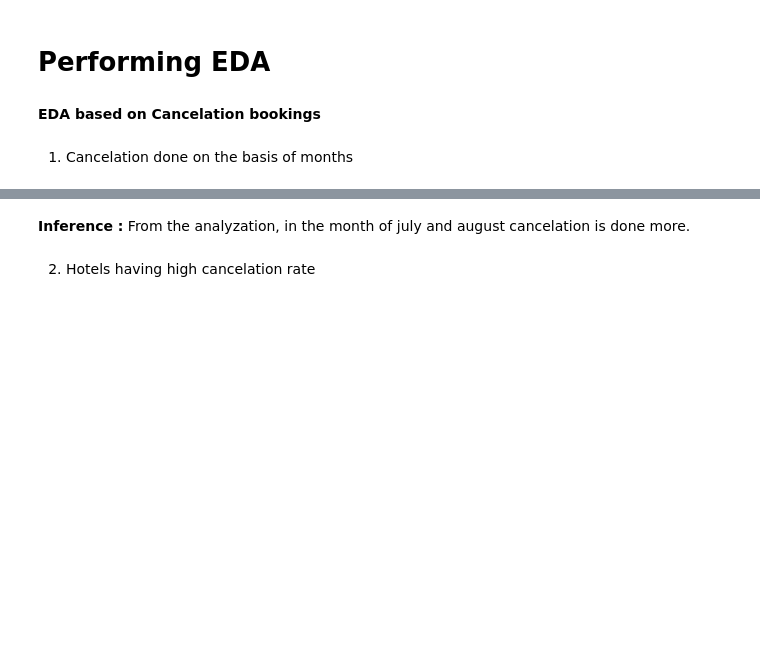
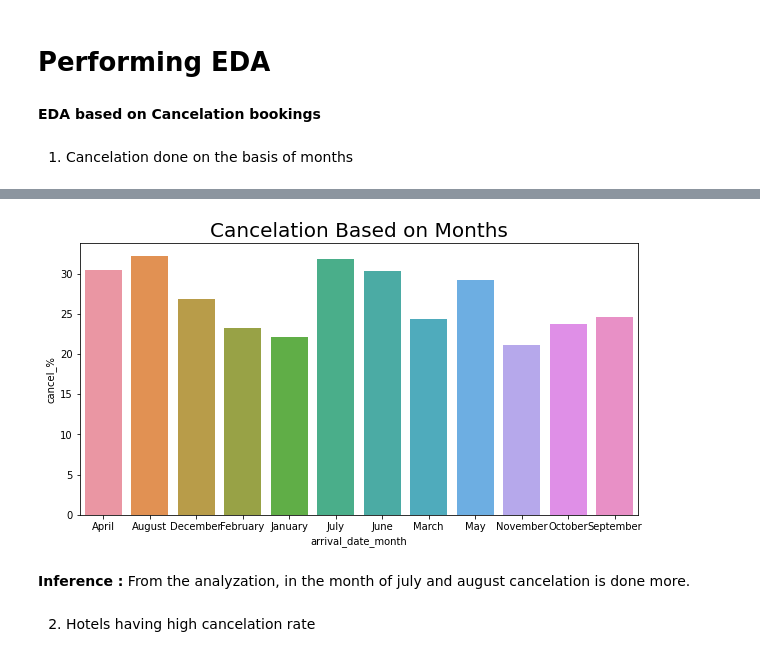
Before and after one commit to rohithv-21/Hotel-booking-analysis, a Jupyter notebook: Individual_Notebook.ipynb, the cells around one changed output, grey strips where cells are left out. Cells and saved outputs as stored; diff of their text form; code cells hidden in the pictures; blank space fills up the shorter version.

```diff
--- a/Individual_Notebook.ipynb
+++ b/Individual_Notebook.ipynb
@@ -136,11 +255,3 @@ We are adding 2 Extra Columns for more clarification
-# %%
-# Adding total staying days in hotels
-df['total_stay'] = df['stays_in_weekend_nights']+df['stays_in_week_nights']
-df[['total_stay']].head()
-# %%
-# Adding total people num as column, i.e. total people num = num of adults + children + babies
-df['total_people'] = df['adults']+df['children']+df['babies']
-df[['total_people']].head().astype("int64")
 # %% [markdown]
 # Performing EDA
 # %% [markdown]
@@ -165,7 +291,9 @@ z
 # %%
 plt.figure(figsize = (10,5))
-sns.barplot(x = z.index, y = z['cancel_%']).set_title("Hotel having High Cancelation Rate" , fontsize = 20)
+sns.barplot(x = z.index, y = z['cancel_%']).set_title("Cancelation Based on Months" , fontsize = 20)
 plt.show()
+# %% [output]
+[figure, added]
 # %% [markdown]
 **Inference :** From the analyzation, in the month of july and august cancelation is done more.
 # %% [markdown]
```
Also changed, not shown: parts of 29 cells of this notebook.
